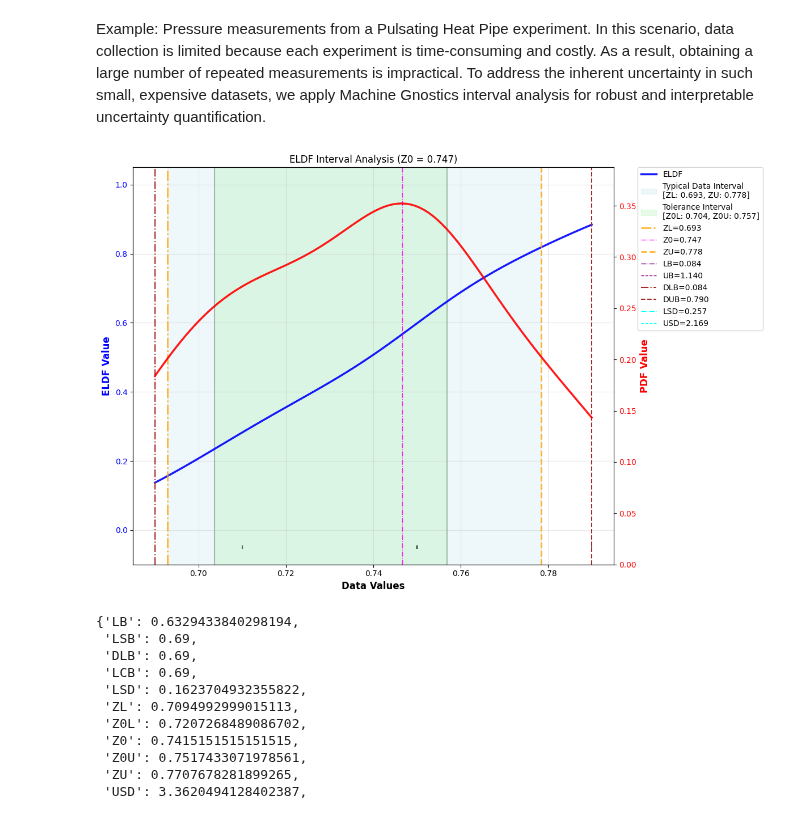
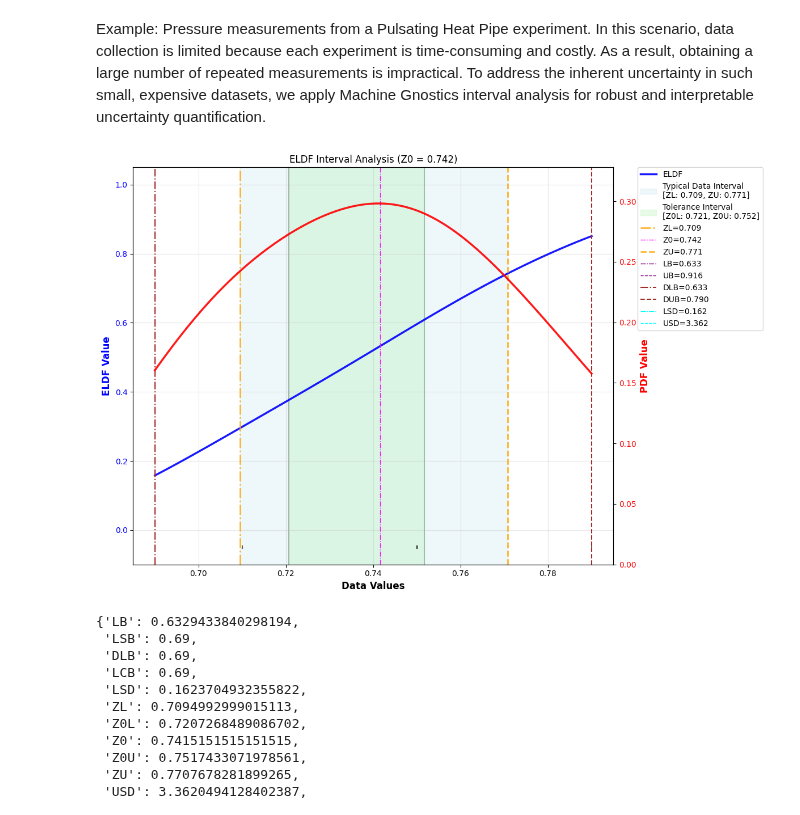
Before and after one commit to MachineGnostics/machinegnostics, a Jupyter notebook: examples/example_0_5_gnostic_uncertainty_analysis.ipynb, the cells around one changed output. Saved outputs shown, nothing was run; the diff lists cells and outputs as text; code cells hidden in the pictures.

```diff
--- a/examples/example_0_5_gnostic_uncertainty_analysis.ipynb
+++ b/examples/example_0_5_gnostic_uncertainty_analysis.ipynb
@@ -15,13 +15,13 @@ data = np.array([0.75, 0.75, 0.71, 0.69, 0.79])
 # %%
 from machinegnostics.magcal import IntervalAnalysis
 
 # create interval analysis object
-ia = IntervalAnalysis(S)
+ia = IntervalAnalysis()
 
 # fit the data
 intervals = ia.fit(data, plot=True)
 # %% [output]
-[figure, old version]
+[figure, new version]
 # %%
 # print intervals
 # data certification
```
